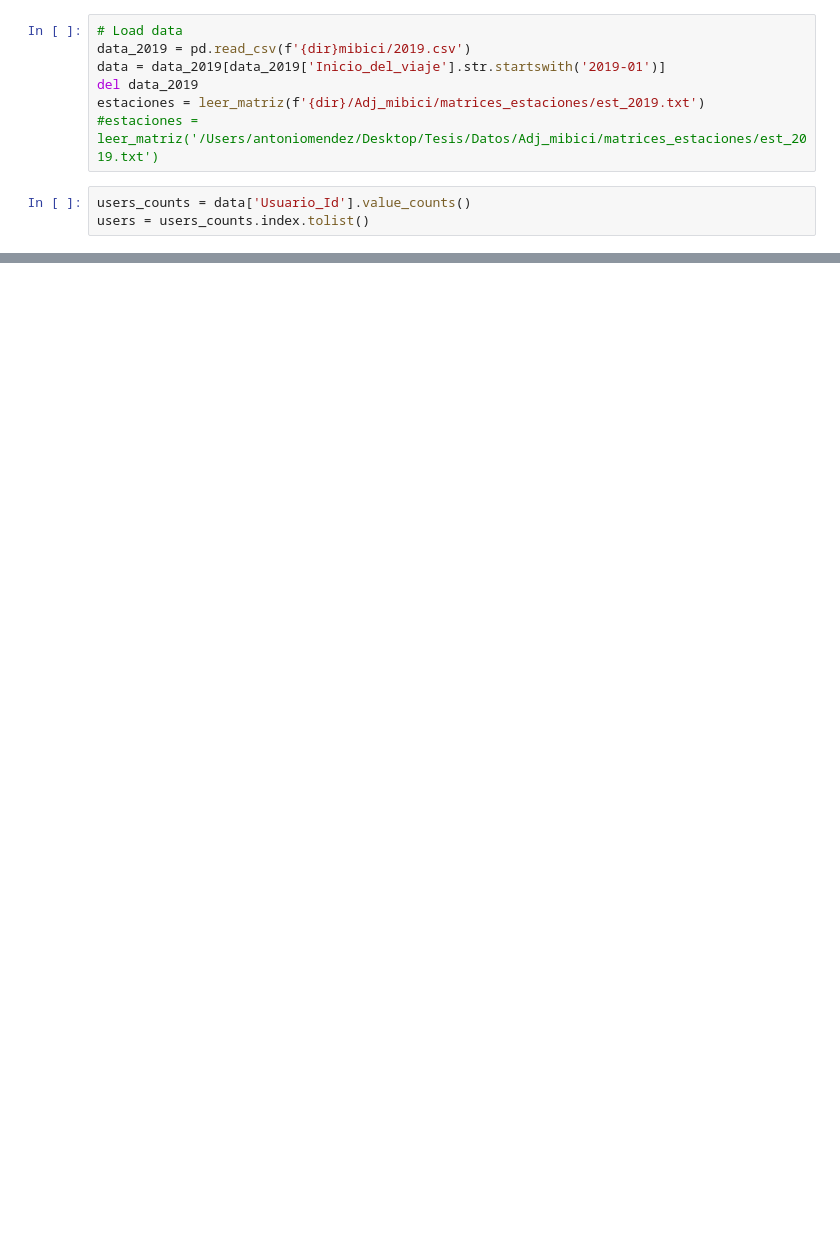
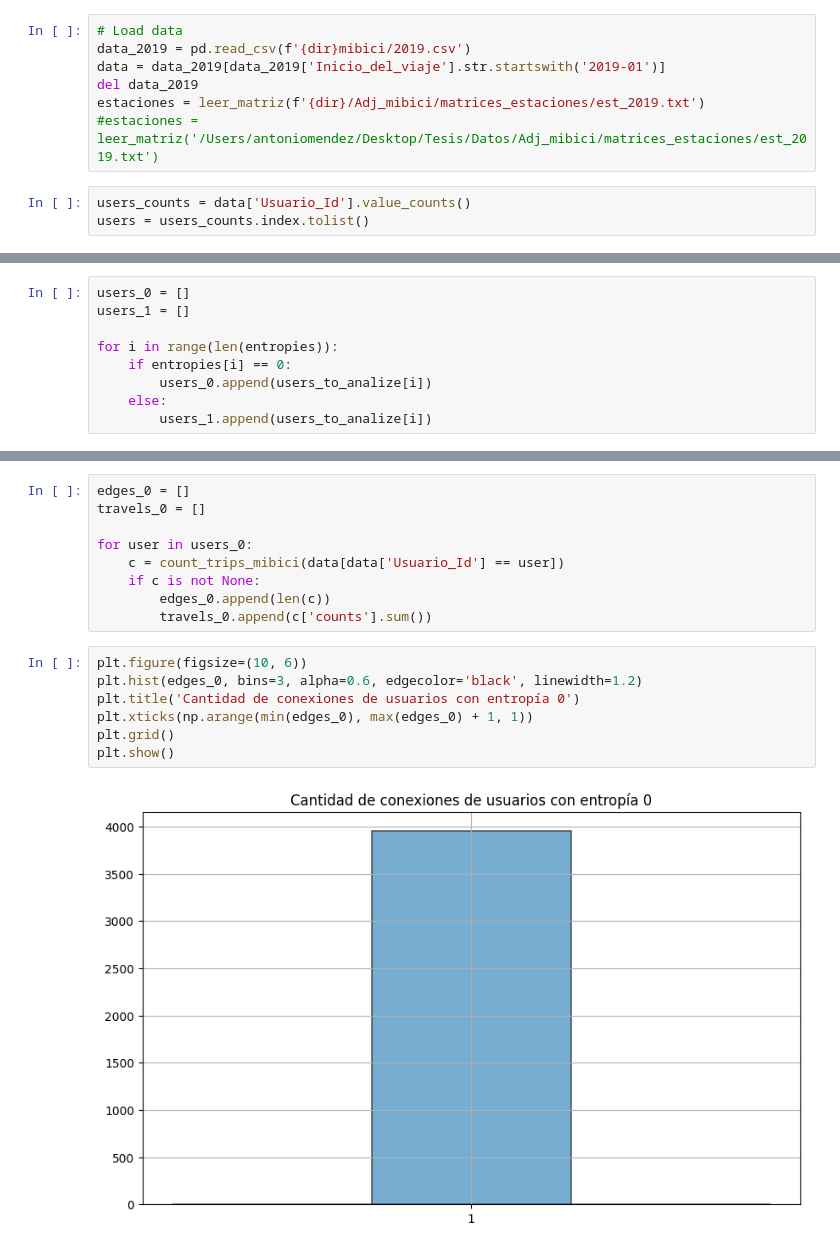
Before and after one commit to angelmdezhdez/thesis, a Jupyter notebook: entropy_fix.ipynb, the cells around one changed output, grey strips where cells are left out. Saved outputs shown, nothing was run; the diff lists cells and outputs as text; blank space fills up the shorter version.

```diff
--- a/entropy_fix.ipynb
+++ b/entropy_fix.ipynb
@@ -127,0 +118,9 @@ counter_user_445621
+# %%
+users_0 = []
+users_1 = []
+
+for i in range(len(entropies)):
+    if entropies[i] == 0:
+        users_0.append(users_to_analize[i])
+    else:
+        users_1.append(users_to_analize[i])
@@ -127,0 +133,18 @@ counter_user_445621
+# %%
+edges_0 = []
+travels_0 = []
+
+for user in users_0:
+    c = count_trips_mibici(data[data['Usuario_Id'] == user])
+    if c is not None:
+        edges_0.append(len(c))
+        travels_0.append(c['counts'].sum())
+# %%
+plt.figure(figsize=(10, 6))
+plt.hist(edges_0, bins=3, alpha=0.6, edgecolor='black', linewidth=1.2)
+plt.title('Cantidad de conexiones de usuarios con entropía 0')
+plt.xticks(np.arange(min(edges_0), max(edges_0) + 1, 1))
+plt.grid()
+plt.show()
+# %% [output]
+[figure, added]
```
Also changed, not shown: parts of 53 cells of this notebook, 2 other files.
